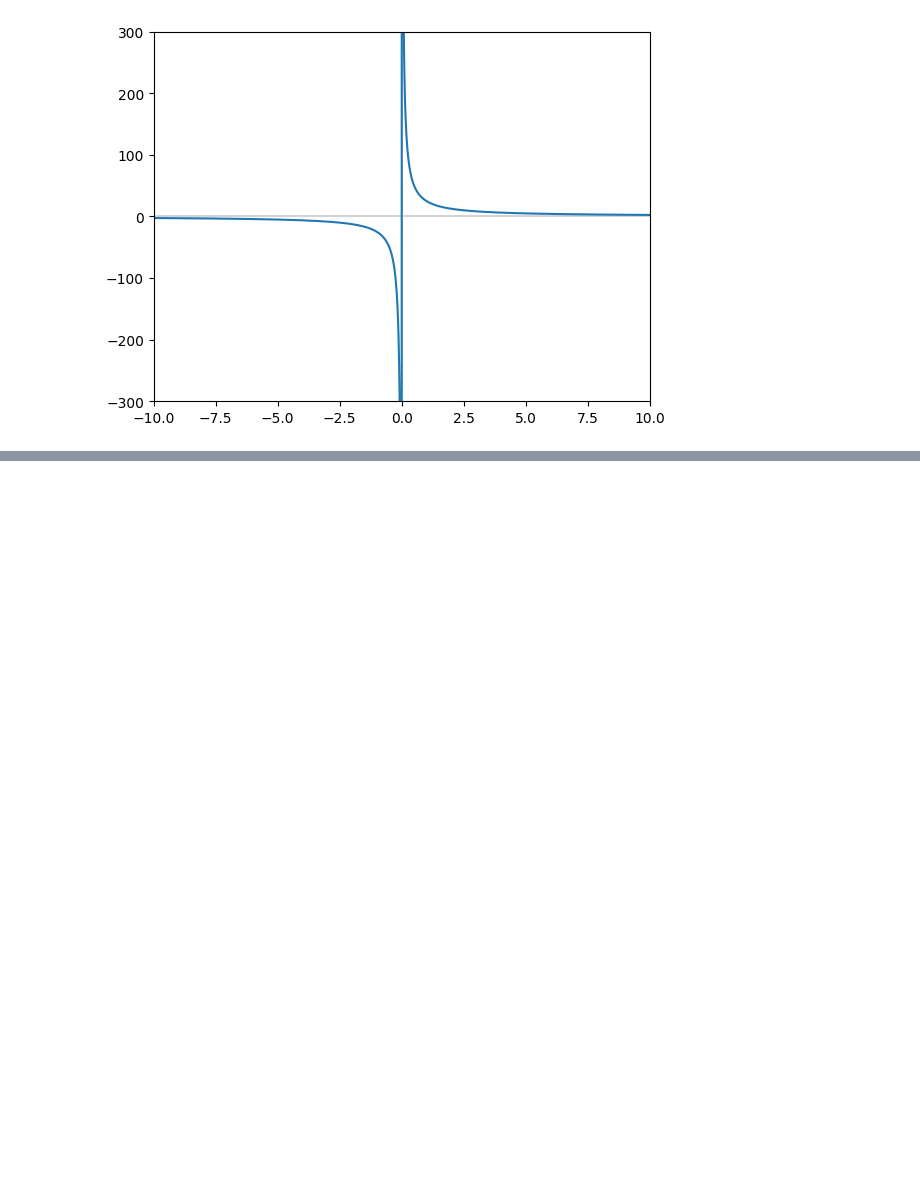
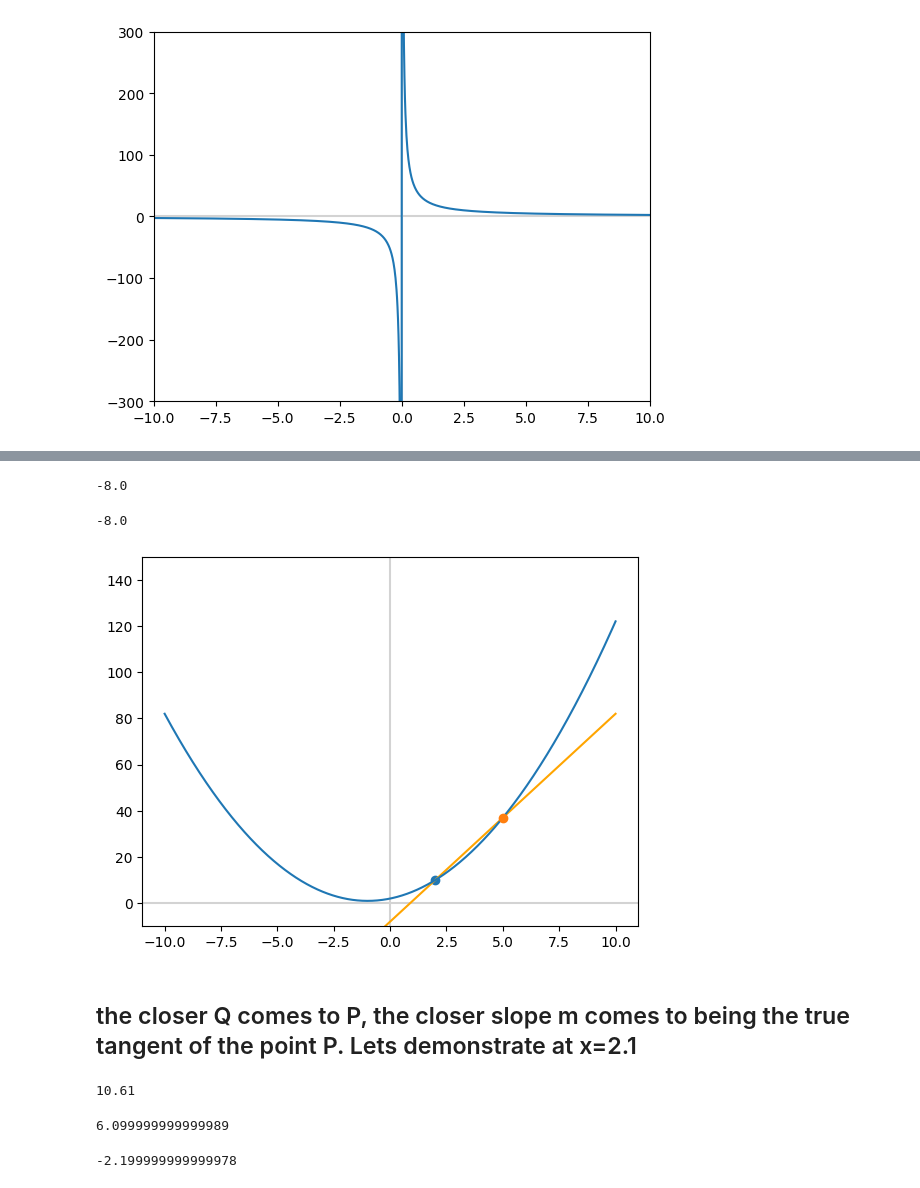
Before and after one commit to fakhar-iqbal/Machine_Learning_Fundamentals, a Jupyter notebook: Calculus_1.ipynb, the cells around one changed output, grey strips where cells are left out. Saved outputs shown, nothing was run; the diff lists cells and outputs as text; code cells hidden in the pictures; blank space fills up the shorter version.

```diff
--- a/Calculus_1.ipynb
+++ b/Calculus_1.ipynb
@@ -219,0 +276,3 @@ _ = ax.plot(x,y)
+# %%
+m = (37-10)/(5-2)
+m
@@ -219,0 +285,39 @@ _ = ax.plot(x,y)
+# %%
+b = 37 - m*5
+b
+# %% [output]
+-8.0
+# %%
+line_y = m*x + b
+# %%
+10 - m *2
+# %% [output]
+-8.0
+# %%
+fig,ax = plt.subplots()
+plt.axvline(x=0,color='lightgray')
+plt.axhline(y=0,color='lightgray')
+plt.scatter(2,10)
+plt.scatter(5,37,zorder=3)
+
+plt.ylim(-10,150)
+plt.plot(x,line_y,c='orange')
+_ = ax.plot(x,y)
+# %% [output]
+[figure, added]
+# %% [markdown]
+## the closer Q comes to P, the closer slope m comes to being the true tangent of the point P. Lets demonstrate at x=2.1
+# %%
+f(2.1)
+# %% [output]
+10.61
+# %%
+m = (10.61-10)/(2.1-2)
+m
+# %% [output]
+6.099999999999989
+# %%
+b = 10.61 - m*2.1
+b
+# %% [output]
+-2.199999999999978
```
Also changed, not shown: parts of 35 cells of this notebook.
